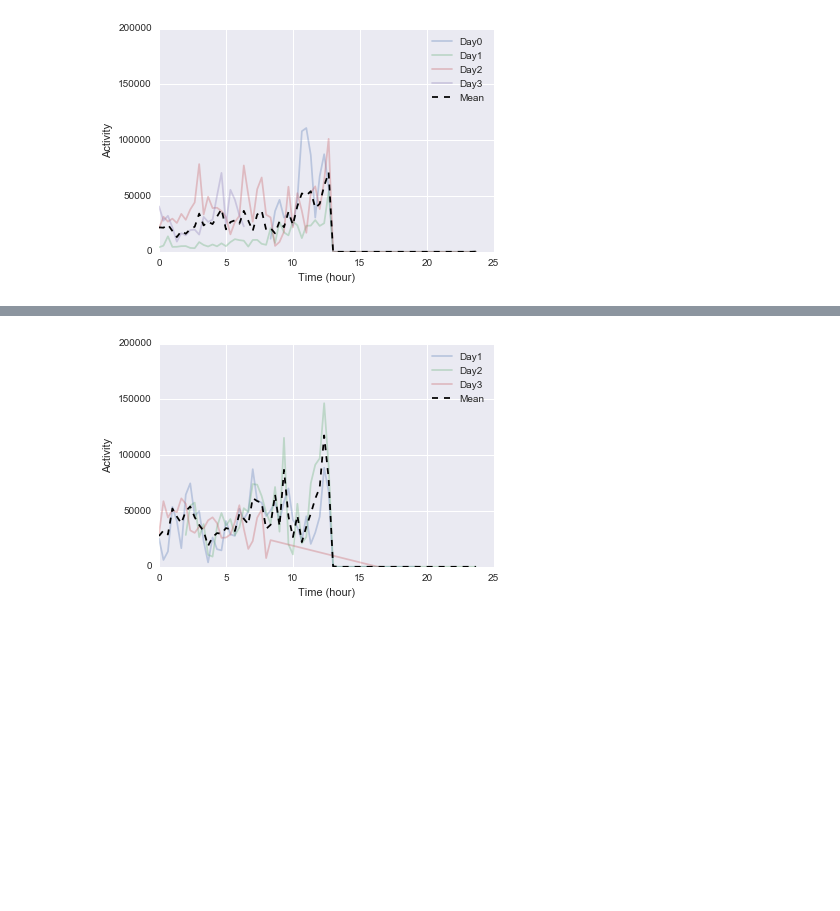
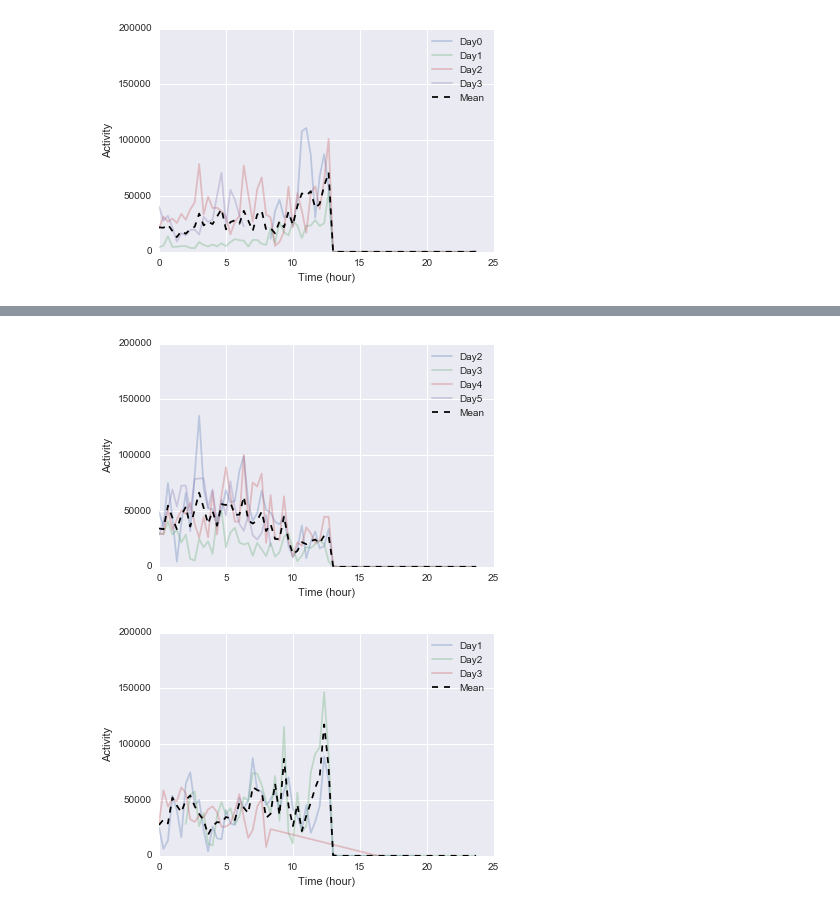
Before and after one commit to lmn93beo/Finch_Movement, a Jupyter notebook: Finch_Movement_Batch_Analysis.ipynb, the cells around one changed output, grey strips where cells are left out. Saved outputs shown, nothing was run; the diff lists cells and outputs as text; code cells hidden in the pictures; blank space fills up the shorter version.

```diff
--- a/Finch_Movement_Batch_Analysis.ipynb
+++ b/Finch_Movement_Batch_Analysis.ipynb
@@ -87,7 +168,6 @@ plt.legend(('WT', 'Atrn$^{-/-}$', 'Other'))
 # %%
 def ind_animal_plot(master, name, exclude=[]):
-    membership = master.Day.apply(get_membership, lst=exclude)
-    fr = master[(master.Animal == name) & (~membership)]
+    fr = master[(master.Animal == name) & (~master.Day.isin(exclude))]
     for day in fr.Day.unique():
         subfr = fr[fr.Day == day]
         plt.plot(subfr.Period, subfr.Activity, alpha=0.3, label='Day' + str(day))
@@ -126 +206,5 @@ ind_animal_plot(master, 'LB21', exclude=[])
+# %%
+ind_animal_plot(master, '2CW312', exclude=[])
+# %% [output]
+[figure, added]
 # %%
```
Also changed, not shown: parts of 13 cells of this notebook.
